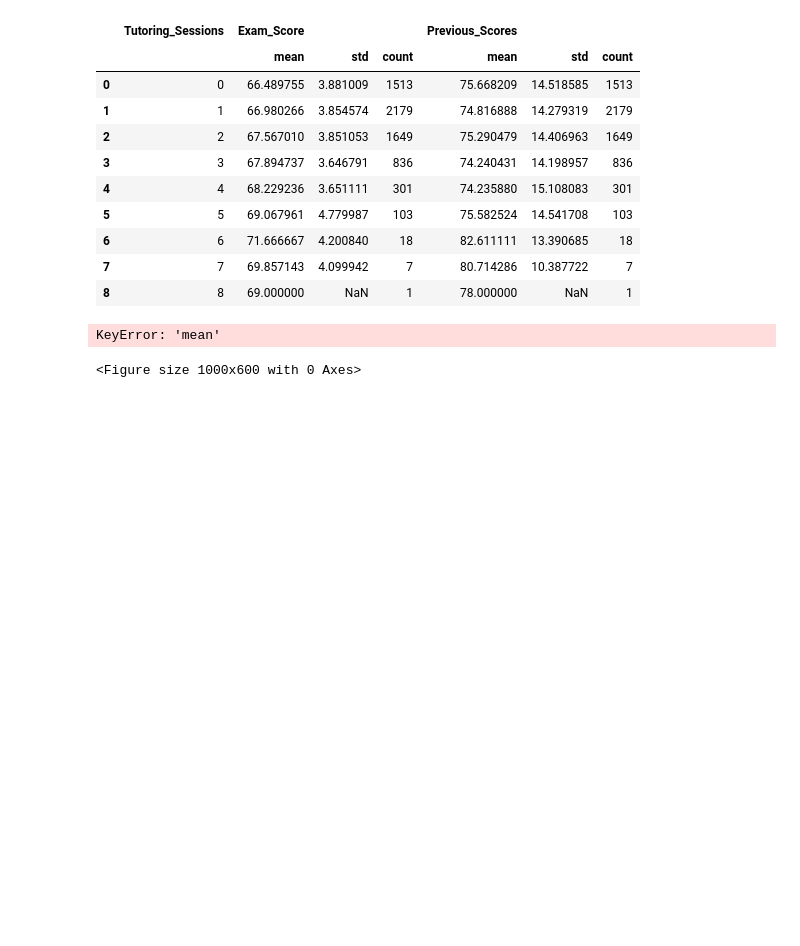
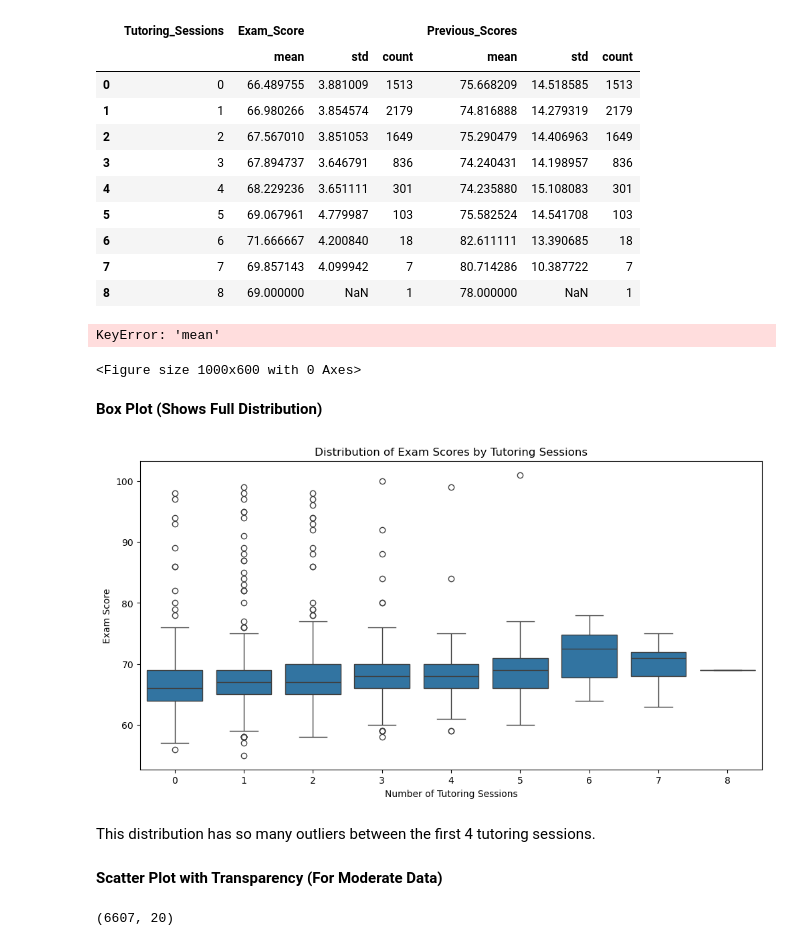
Before and after one commit to geff-ghost/studentPerformance, a Jupyter notebook: studentPerformance.ipynb, the cells around one changed output. Saved outputs shown, nothing was run; the diff lists cells and outputs as text; code cells hidden in the pictures; blank space fills up the shorter version.

Commit message:
Part Two Tutoring Exploration
Did some more digging on the grouped data and plotted a scatter plot on it

```diff
--- a/studentPerformance.ipynb
+++ b/studentPerformance.ipynb
@@ -547,3 +547,22 @@ plt.show()
 # %% [output]
 KeyError: 'mean'
 <Figure size 1000x600 with 0 Axes>
+# %% [markdown]
+**Box Plot (Shows Full Distribution)**
+# %%
+plt.figure(figsize=(12,6))
+sns.boxplot(x='Tutoring_Sessions', y='Exam_Score', data=df)
+plt.xlabel('Number of Tutoring Sessions')
+plt.ylabel('Exam Score')
+plt.title('Distribution of Exam Scores by Tutoring Sessions')
+plt.show()
+# %% [output]
+[figure, added]
+# %% [markdown]
+This distribution has so many outliers between the first 4 tutoring sessions.
+# %% [markdown]
+**Scatter Plot with Transparency (For Moderate Data)**
+# %%
+df.shape
+# %% [output]
+(6607, 20)
```
Also changed, not shown: parts of 2 cells of this notebook.
